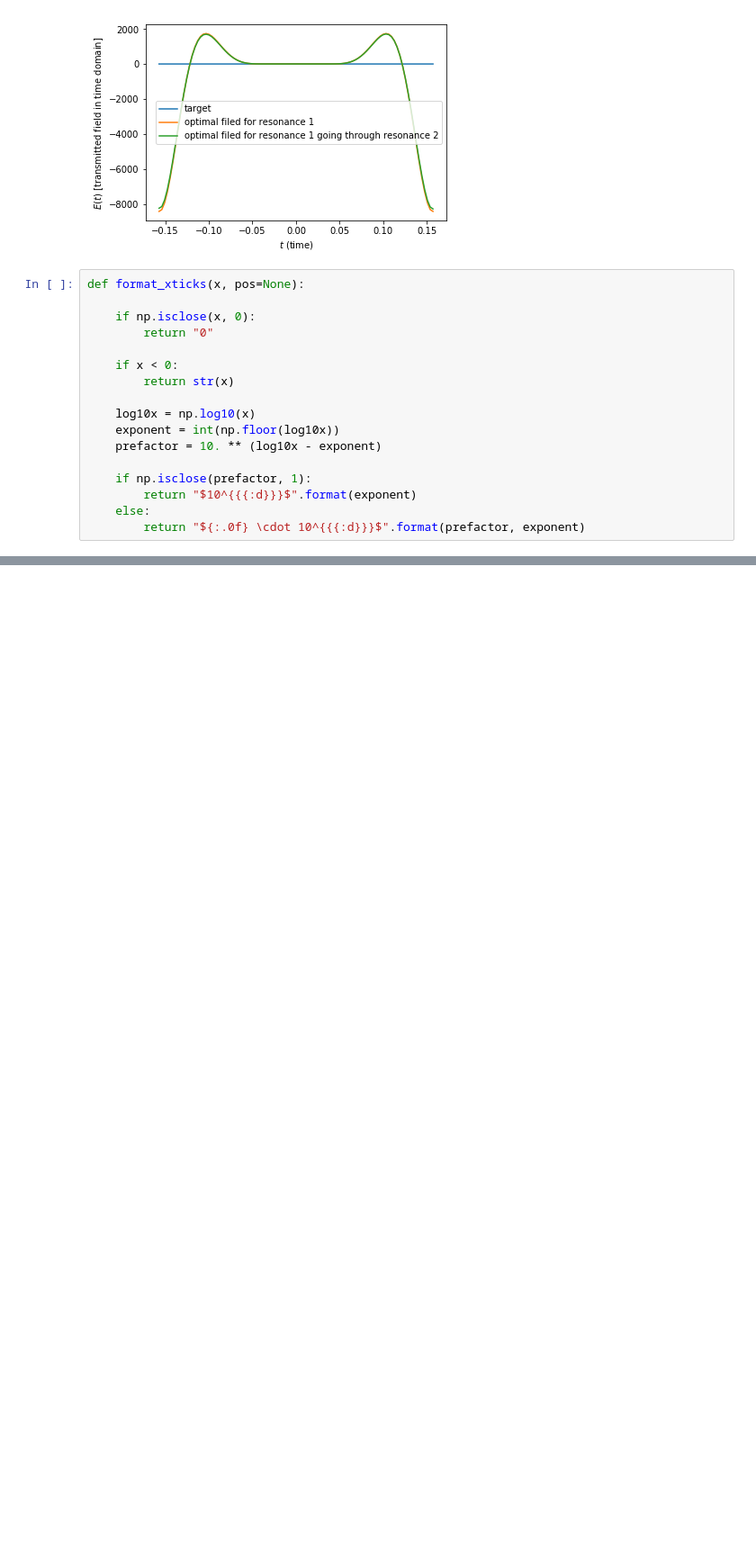
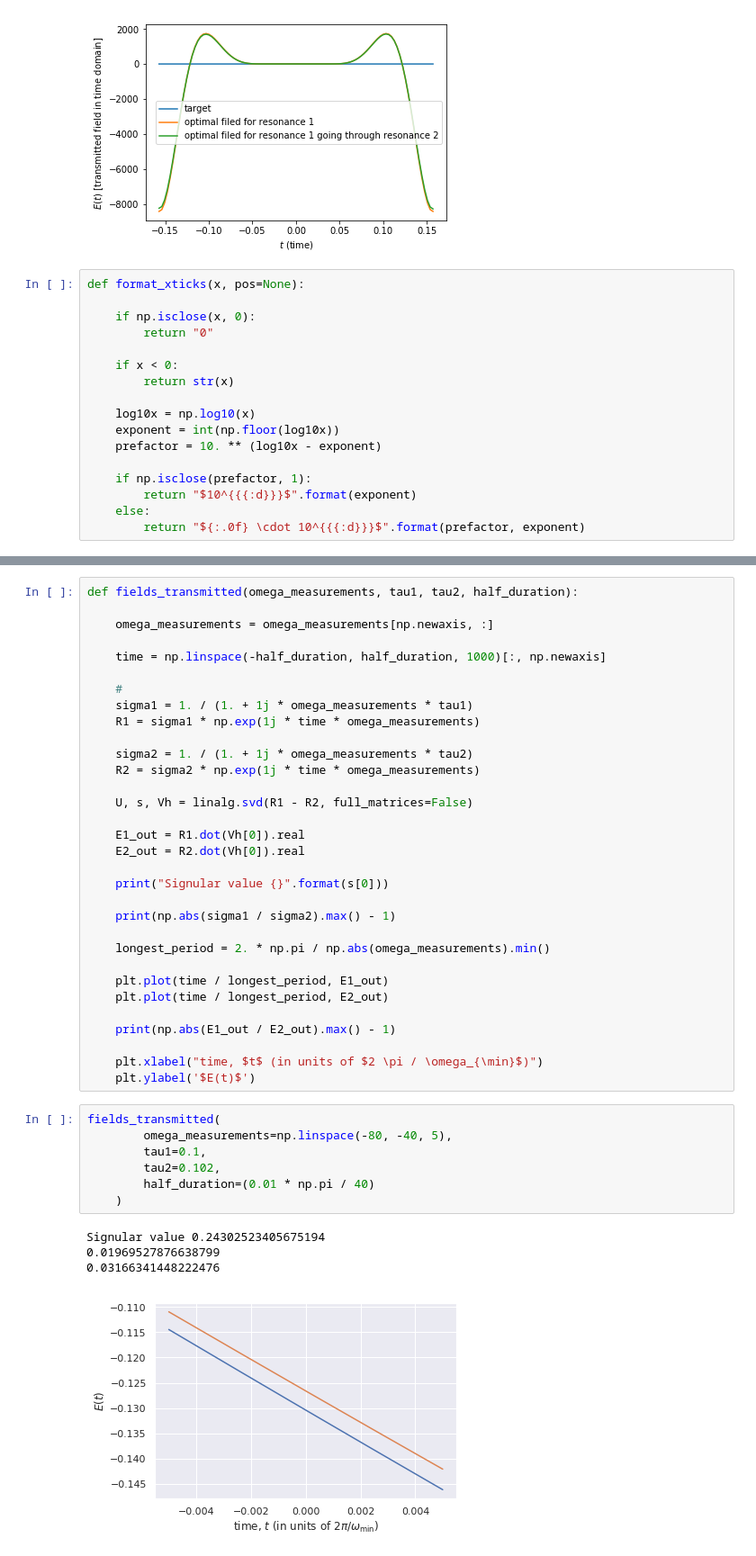
Before and after one commit to dibondar/miscellaneous, a Jupyter notebook: superoscilations.ipynb, the cells around one changed output, grey strips where cells are left out. Shown at 90% size. Drawn from its saved outputs; the diff is of its cells as text; blank space fills up the shorter version.

```diff
--- a/superoscilations.ipynb
+++ b/superoscilations.ipynb
@@ -207,0 +245,44 @@ At max_ampl = 1e+05 no constraints are activated
+# %%
+def fields_transmitted(omega_measurements, tau1, tau2, half_duration):
+
+    omega_measurements = omega_measurements[np.newaxis, :]
+
+    time = np.linspace(-half_duration, half_duration, 1000)[:, np.newaxis]
+
+    #
+    sigma1 = 1. / (1. + 1j * omega_measurements * tau1)
+    R1 = sigma1 * np.exp(1j * time * omega_measurements)
+
+    sigma2 = 1. / (1. + 1j * omega_measurements * tau2)
+    R2 = sigma2 * np.exp(1j * time * omega_measurements)
+
+    U, s, Vh = linalg.svd(R1 - R2, full_matrices=False)
+
+    E1_out = R1.dot(Vh[0]).real
+    E2_out = R2.dot(Vh[0]).real
+
+    print("Signular value {}".format(s[0]))
+
+    print(np.abs(sigma1 / sigma2).max() - 1)
+
+    longest_period = 2. * np.pi / np.abs(omega_measurements).min()
+
+    plt.plot(time / longest_period, E1_out)
+    plt.plot(time / longest_period, E2_out)
+
+    print(np.abs(E1_out / E2_out).max() - 1)
+
+    plt.xlabel("time, $t$ (in units of $2 \pi / \omega_{\min}$)")
+    plt.ylabel('$E(t)$')
+# %%
+fields_transmitted(
+        omega_measurements=np.linspace(-80, -40, 5),
+        tau1=0.1,
+        tau2=0.102,
+        half_duration=(0.01 * np.pi / 40)
+    )
+# %% [output]
+Signular value 0.24302523405675194
+0.01969527876638799
+0.03166341448222476
+[figure, added]
```
Also changed, not shown: parts of 6 cells of this notebook.
